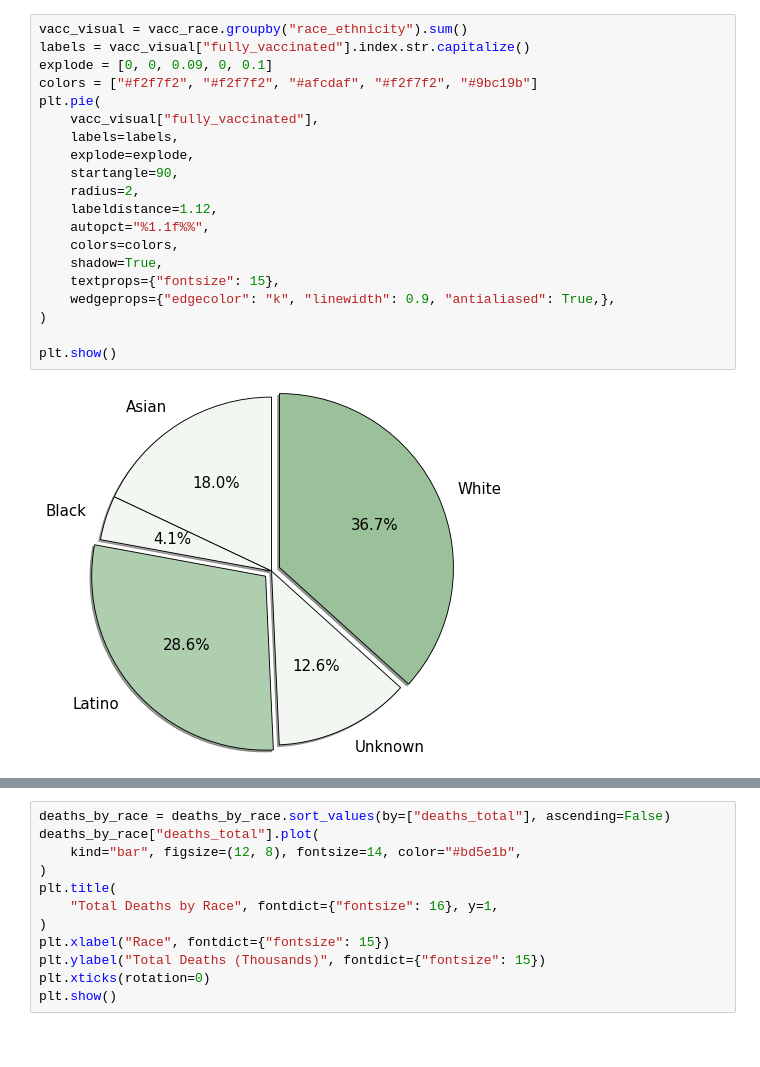
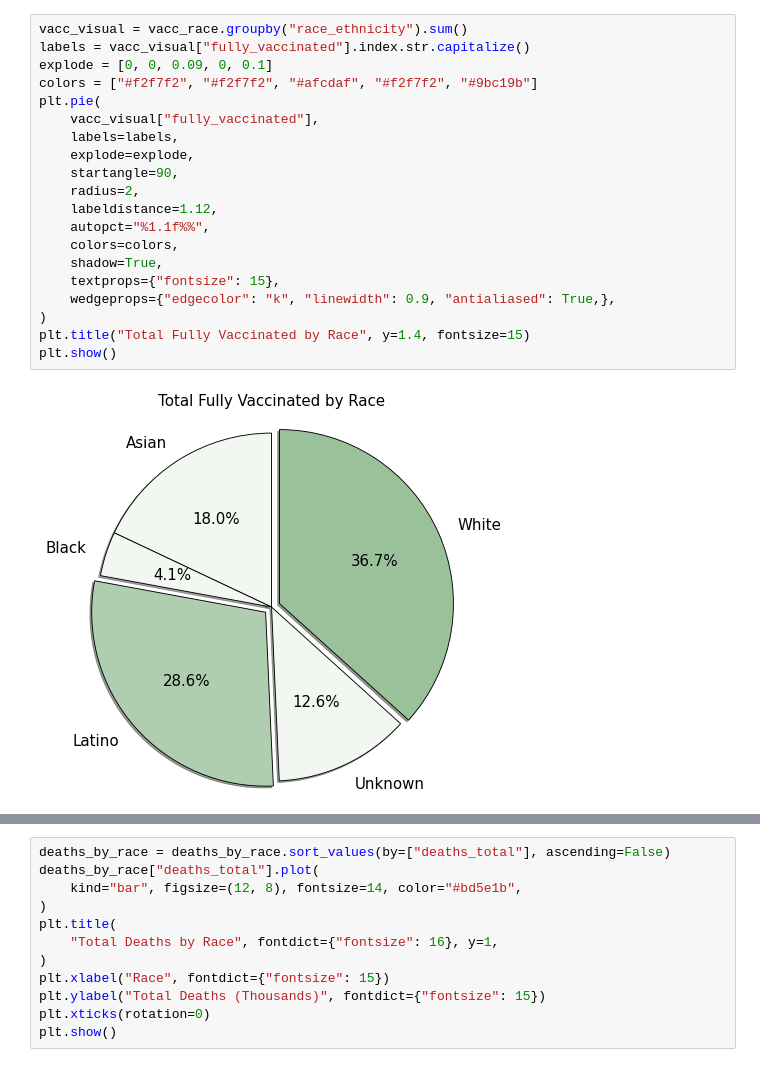
Before and after one commit to jgkiang/Joe_Rogans_Repo, a Jupyter notebook: Project1.ipynb, the cells around one changed output, grey strips where cells are left out. Saved outputs shown, nothing was run; the diff lists cells and outputs as text.

Commit message:
added titles

```diff
--- a/Project1.ipynb
+++ b/Project1.ipynb
@@ -58,25 +58,25 @@ plt.show()
 # %%
 vacc_visual = vacc_race.groupby("race_ethnicity").sum()
 labels = vacc_visual["fully_vaccinated"].index.str.capitalize()
 explode = [0, 0, 0.09, 0, 0.1]
 colors = ["#f2f7f2", "#f2f7f2", "#afcdaf", "#f2f7f2", "#9bc19b"]
 plt.pie(
     vacc_visual["fully_vaccinated"],
     labels=labels,
     explode=explode,
     startangle=90,
     radius=2,
     labeldistance=1.12,
     autopct="%1.1f%%",
     colors=colors,
     shadow=True,
     textprops={"fontsize": 15},
     wedgeprops={"edgecolor": "k", "linewidth": 0.9, "antialiased": True,},
 )
-
+plt.title("Total Fully Vaccinated by Race", y=1.4, fontsize=15)
 plt.show()
 # %% [output]
-[figure, old version]
+[figure, new version]
 [interactive output not drawn]
 # %%
 deaths_by_race = deaths_by_race.groupby("race").sum()
```
Also changed, not shown: parts of 6 cells of this notebook.
